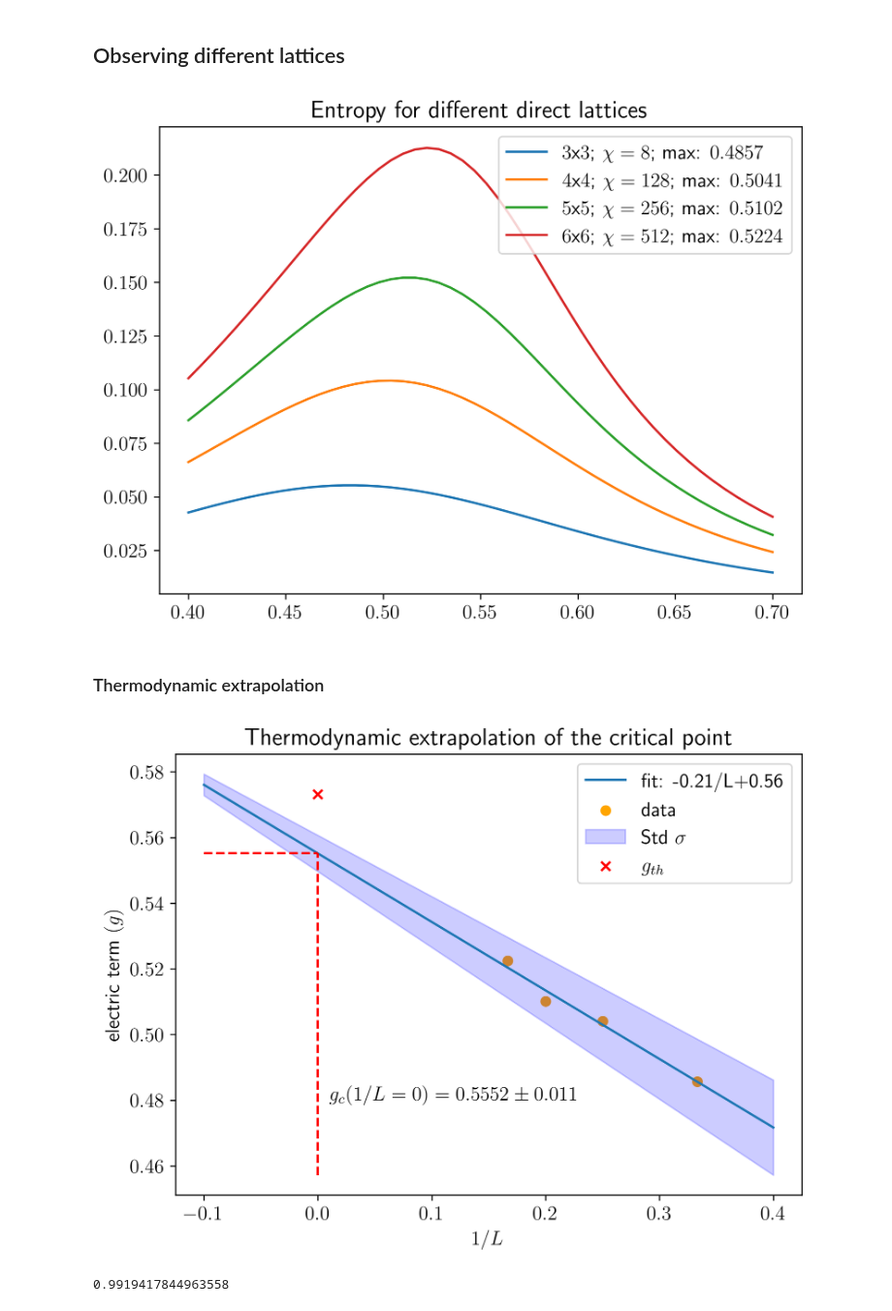
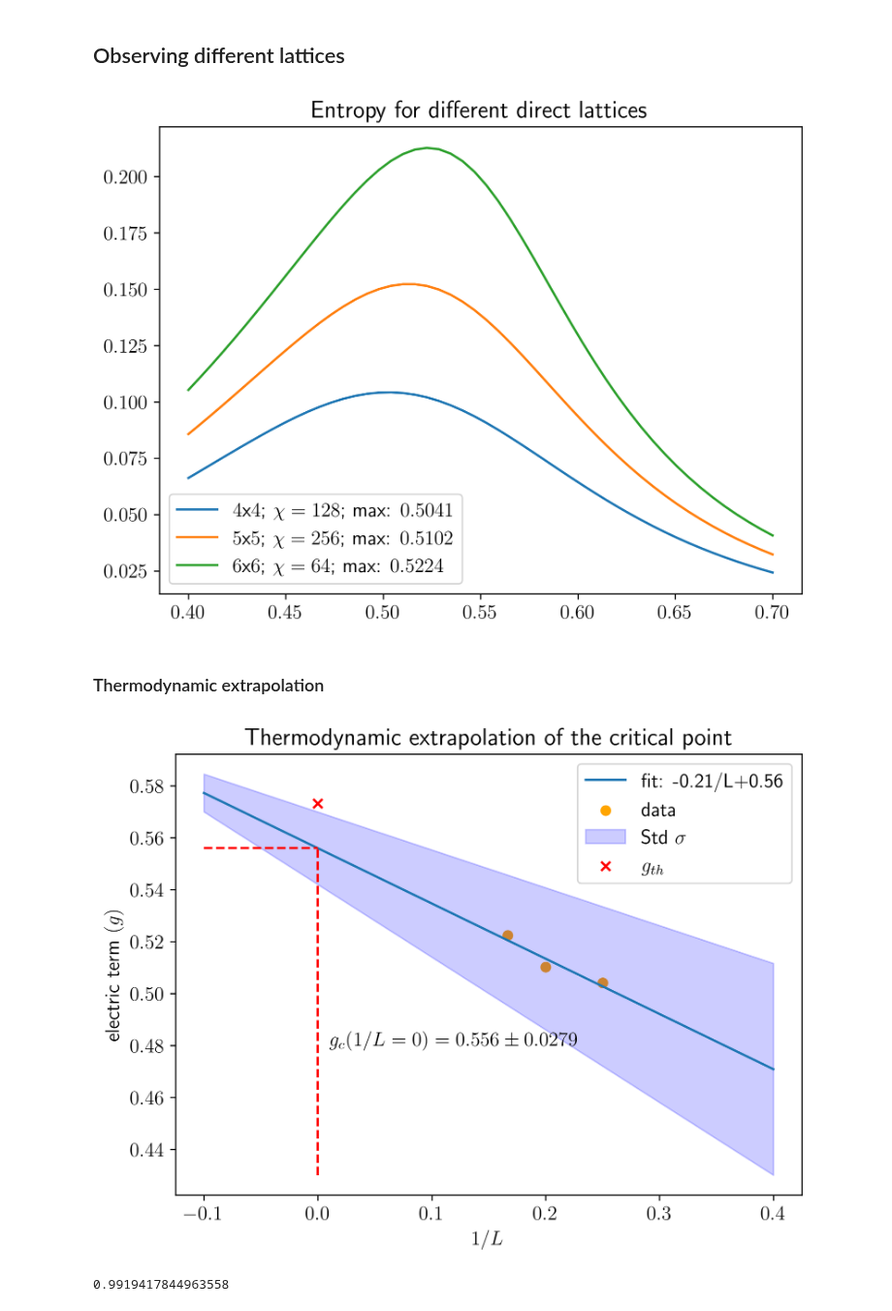
Before and after one commit to Fradm98/qs-mps, a Jupyter notebook: src/qs_mps/applications/Z2/check_schmidt_vals.ipynb, the cells around one changed output. Shown at 97% size. Cells and saved outputs as stored; diff of their text form; code cells hidden in the pictures.

```diff
--- a/src/qs_mps/applications/Z2/check_schmidt_vals.ipynb
+++ b/src/qs_mps/applications/Z2/check_schmidt_vals.ipynb
@@ -138,13 +138,13 @@ plt.show()
 # %% [markdown]
 ### Last schmidt value for all points
 # %%
-L = 6
-l = 5
+L = 7
+l = 6
 npoints = 50
-chis = [32, 128, 256]
-hx_i = 1.0
-hx_f = -3.0
-lin, log, retrieve = False, True, False
+chis = [4, 16, 64, 128, 512]
+hx_i = 0.4
+hx_f = 0.7
+lin, log, retrieve = True, False, False
 if log:
     interval = np.logspace(hx_i, hx_f, npoints)
     precision = int(np.max((np.abs(hx_i),np.abs(hx_f))))
@@ -245,10 +245,9 @@ plt.savefig(f"{parent_path}/figures/entropy/{L//2}_bond_entropy_Z2_dual_direct_l
 # %%
 i = 0
 entr_tot = np.asarray(entr_tot)
-print(entr_tot.shape)
 for chi, entr in zip(chis, entr_tot):
-    entr_diff = np.abs(entr_tot[0]-entr_tot[i])
-    plt.plot(interval, entr_diff, 'x', alpha=0.8, label=f"diff $\chi$: {chis[0]}-{chis[i]}")
+    entr_diff = np.abs(entr_tot[-1]-entr_tot[i])
+    plt.plot(interval, entr_diff, 'x', alpha=0.8, label=f"diff $\chi$: {chis[-1]}-{chis[i]}")
     i += 1
 plt.legend()
 if log:
@@ -313,8 +314,10 @@ Text(0.5, 1.0, 'Schmidt values decay for $5$x$5$ direct lattice - $\\chi=256$')
 # %% [markdown]
 ## Observing different lattices
 # %%
-Ls = [4,5,6,7]
-chis = [8, 128, 256, 512]
+# Ls = [4,5,6,7]
+# chis = [8, 128, 256, 64]
+Ls = [5,6,7]
+chis = [128, 256, 64]
 hx_i = 0.4
 hx_f = 0.7
 npoints = 50
@@ -346,47 +349,48 @@ if log:
 plt.savefig(f"{parent_path}/figures/entropy/{L//2}_bond_entropy_Z2_dual_direct_lattice_L_{Ls}_{sector}_{cx}-{cy}_h_{hx_i}-{hx_f}_delta_{npoints}_chi_{chis}.png")
 plt.show()
 # %% [output]
-[figure, old version]
+[figure, new version]
 # %% [markdown]
 ### Thermodynamic extrapolation
 # %%
 entr_max = []
 idx_max = []
-Ls_inv = [1/3,1/4,1/5,1/6]
+# Ls_inv = [1/3,1/4,1/5,1/6]
+Ls_inv = [1/4,1/5,1/6]
 for entr, L in zip(entr_tot, Ls):
     entr_max.append(np.max(entr))
     idx_max.append(np.argmax(entr))
 
 # linear fit
 def lin(x,a,b):
     return a*x+b
 
 p_opt, c_opt = curve_fit(lin, Ls_inv, interval[idx_max])
 
 h_th = 1/np.sqrt(3.044)
 xs = np.linspace(-0.1,0.4,50)
 y_fit = lin(xs, p_opt[0], p_opt[1])
 err = np.sqrt(np.diag(c_opt))
 y_err_plus = lin(xs, p_opt[0]+err[0], p_opt[1]+err[1])
 y_err_minus = lin(xs, p_opt[0]-err[0], p_opt[1]-err[1])
 plt.title("Thermodynamic extrapolation of the critical point")
 plt.plot(xs, y_fit, label=f'fit: {round(p_opt[0],2)}/L+{round(p_opt[1],2)}')
 plt.scatter(Ls_inv, interval[idx_max], color='orange', label='data')
 h_c = round(lin(x=0,a=p_opt[0],b=p_opt[1]),4)
 h_c_err_plus = round(lin(x=0,a=p_opt[0]+err[0],b=p_opt[1]+err[1]),4)
 h_c_err_minus = round(lin(x=0,a=p_opt[0]-err[0],b=p_opt[1]-err[1]),4)
 h_c_err = round(h_c_err_plus - h_c_err_minus, 4)
 plt.text(x=0.01, y=0.48, s=f"$g_c(1/L=0)={h_c}\pm{h_c_err}$")
 plt.hlines(y=h_c, xmin=xs[0], xmax=0, linestyles='--', colors='red')
 plt.vlines(x=0, ymin=y_err_minus[-1], ymax=h_c, linestyles='--', colors='red')
 plt.fill_between(xs, y_err_minus, y_err_plus, color='blue', alpha=0.2, label='Std $\sigma$')
 plt.scatter([0], [h_th], marker='x', color='red', label='$g_{th}$')
 plt.xlabel("$1/L$")
 plt.ylabel("electric term $(g)$")
 plt.legend()
 plt.show();
 # %% [output]
-[figure, old version]
+[figure, new version]
 # %%
 y_data = np.log(np.abs(np.asarray(interval[idx_max])-0.556))
 x_data = np.log(Ls_inv)
```
Also changed, not shown: parts of 5 cells of this notebook, 4 other files.
